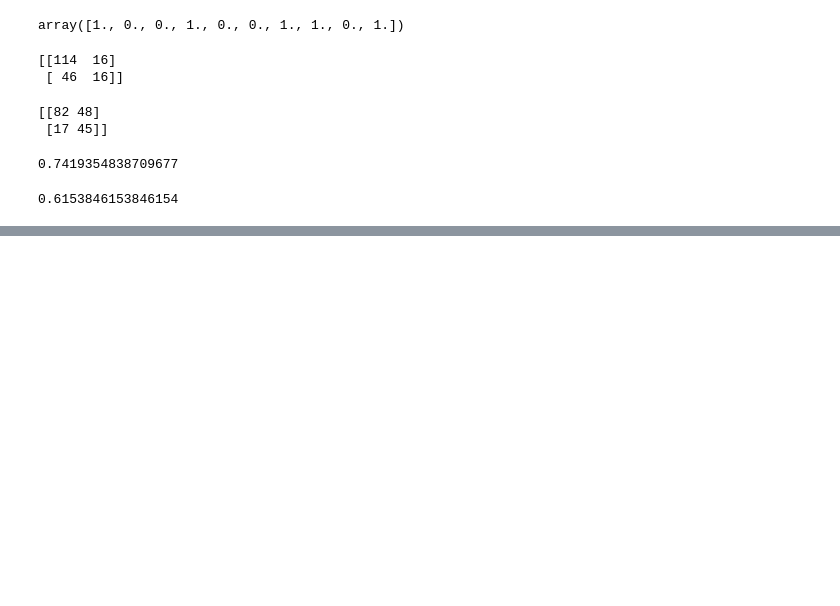
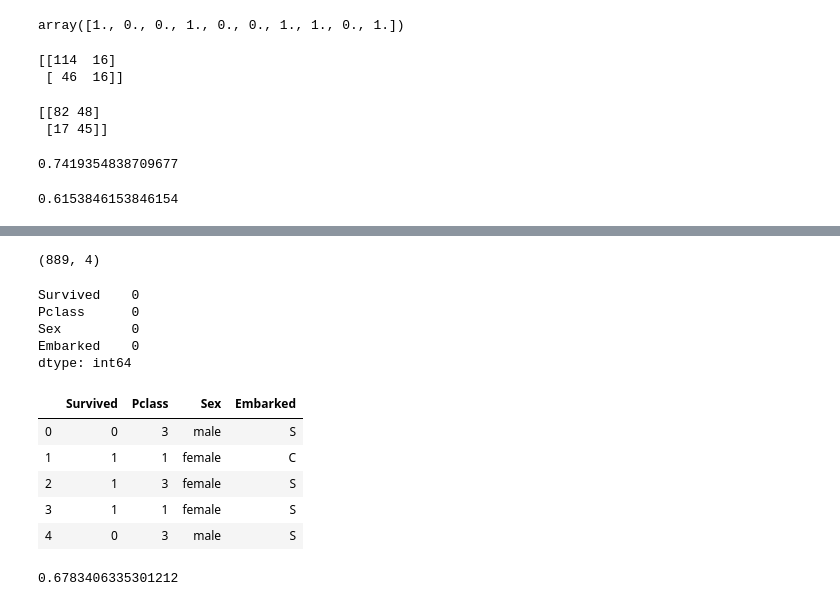
Before and after one commit to Alferdize/Machine-Learning-in-Python, a Jupyter notebook: path_of_ML/Scikit-learn/Untitled.ipynb, the cells around one changed output, grey strips where cells are left out. Drawn from its saved outputs; the diff is of its cells as text; code cells hidden in the pictures; blank space fills up the shorter version.

```diff
--- a/path_of_ML/Scikit-learn/Untitled.ipynb
+++ b/path_of_ML/Scikit-learn/Untitled.ipynb
@@ -962,0 +1026,22 @@ print(80 / float(80 + 50))
+# %%
+df = df.loc[df.Embarked.notna(), ['Survived', 'Pclass', 'Sex', 'Embarked']]
+df.shape
+# %% [output]
+(889, 4)
+# %%
+df.isna().sum()
+# %% [output]
+Survived    0
+Pclass      0
+Sex         0
+Embarked    0
+dtype: int64
+# %%
+df.head()
+# %% [output]
+|  | Survived | Pclass | Sex | Embarked |
+| 0 | 0 | 3 | male | S |
+| 1 | 1 | 1 | female | C |
+| 2 | 1 | 3 | female | S |
+| 3 | 1 | 1 | female | S |
+| 4 | 0 | 3 | male | S |
@@ -962,0 +1051,7 @@ print(80 / float(80 + 50))
+# %%
+from sklearn.linear_model import LogisticRegression
+logreg = LogisticRegression(solver='lbfgs')
+from sklearn.model_selection import cross_val_score
+cross_val_score(logreg, X, y, cv=5, scoring='accuracy').mean()
+# %% [output]
+0.6783406335301212
```
Also changed, not shown: parts of 10 cells of this notebook.
